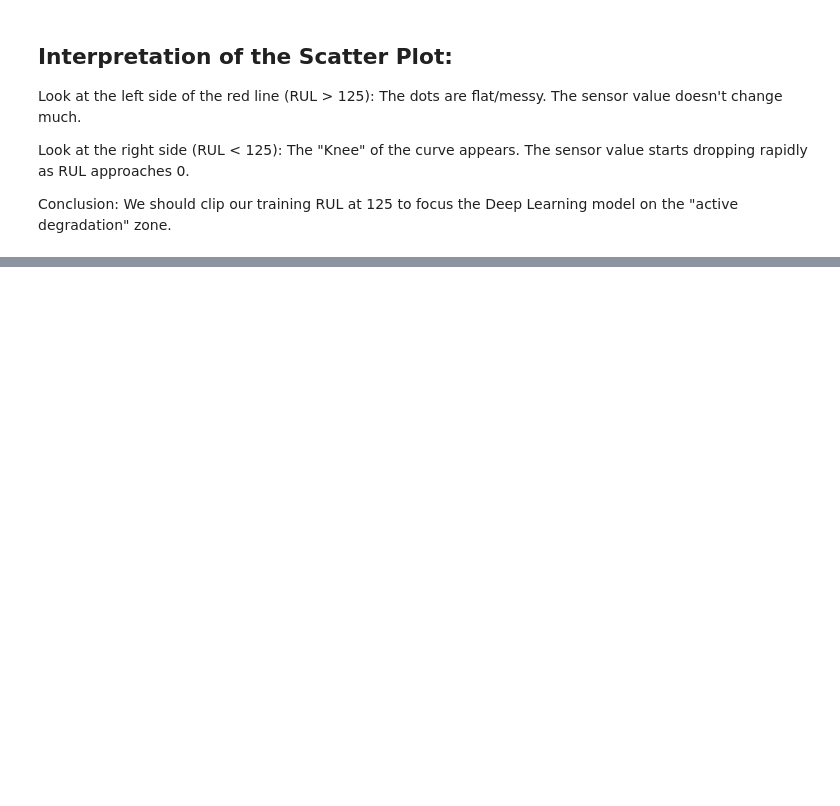
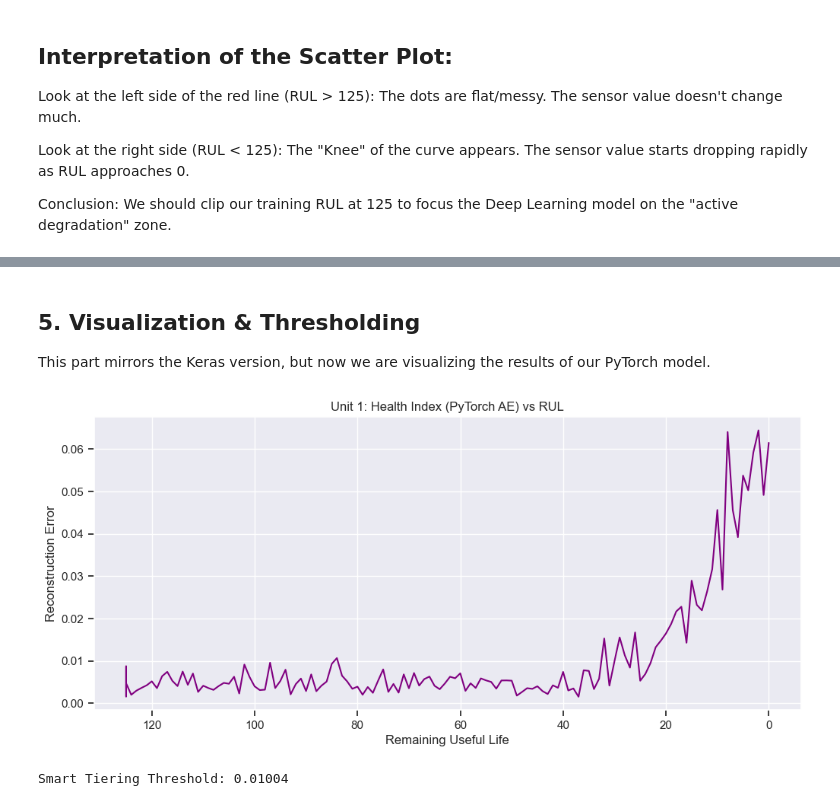
Before and after one commit to SinghNayanKumar/NASA-turbofan-RUL, a Jupyter notebook: notebooks/EDA.ipynb, the cells around one changed output, grey strips where cells are left out. Cells and saved outputs as stored; diff of their text form; code cells hidden in the pictures; blank space fills up the shorter version.

```diff
--- a/notebooks/EDA.ipynb
+++ b/notebooks/EDA.ipynb
@@ -68,7 +70,7 @@ col_names = index_names + setting_names + sensor_names
 #col_names
 # %%
 # Load the Training Data (FD001)
-df_train = pd.read_csv('data/raw/train_FD001.txt', sep='\s+', header=None, names=col_names)
+df_train = pd.read_csv('../data/raw/train_FD001.txt', sep='\s+', header=None, names=col_names)
 # %%
 # Inspect the raw data
 print(f"Dataset Shape: {df_train.shape}")
@@ -300,0 +617,43 @@ Based on this analysis, here is the plan for the Model Building phase:
+# %%
+# Switch to Evaluation Mode (turns off Dropout/BatchNorm if used)
+ae_model.eval()
+
+# 1. Convert Full Data to Tensor
+X_full_train_tensor = torch.tensor(df_clean[features].values, dtype=torch.float32).to(device)
+
+# 2. Get Reconstructions (No Gradient Calculation needed for inference)
+with torch.no_grad():
+    reconstructions = ae_model(X_full_train_tensor)
+
+# 3. Calculate MSE per sample manually
+# Loss = mean((input - output)^2)
+mse_per_sample = torch.mean((X_full_train_tensor - reconstructions)**2, dim=1)
+
+# Convert back to Numpy for plotting
+health_index_scores = mse_per_sample.cpu().numpy()
+
+# Add to DataFrame
+df_clean['health_index'] = health_index_scores
+# %% [markdown]
+## 5. Visualization & Thresholding
+This part mirrors the Keras version, but now we are visualizing the results of our PyTorch model.
+# %%
+# Visualize Health Index vs RUL for Unit 1
+unit_1 = df_clean[df_clean['unit_nr'] == 1]
+
+plt.figure(figsize=(12, 5))
+plt.plot(unit_1['RUL'], unit_1['health_index'], color='purple')
+plt.gca().invert_xaxis() # Time moves left to right
+plt.title("Unit 1: Health Index (PyTorch AE) vs RUL")
+plt.xlabel("Remaining Useful Life")
+plt.ylabel("Reconstruction Error")
+plt.show()
+
+# Calculate Threshold (99th percentile of Healthy Data)
+healthy_idx = df_clean[df_clean['RUL'] > 120]['health_index']
+THRESHOLD_HI = np.percentile(healthy_idx, 99)
+
+print(f"Smart Tiering Threshold: {THRESHOLD_HI:.5f}")
+# %% [output]
+[figure, added]
+Smart Tiering Threshold: 0.01004
```
Also changed, not shown: parts of 35 cells of this notebook.
